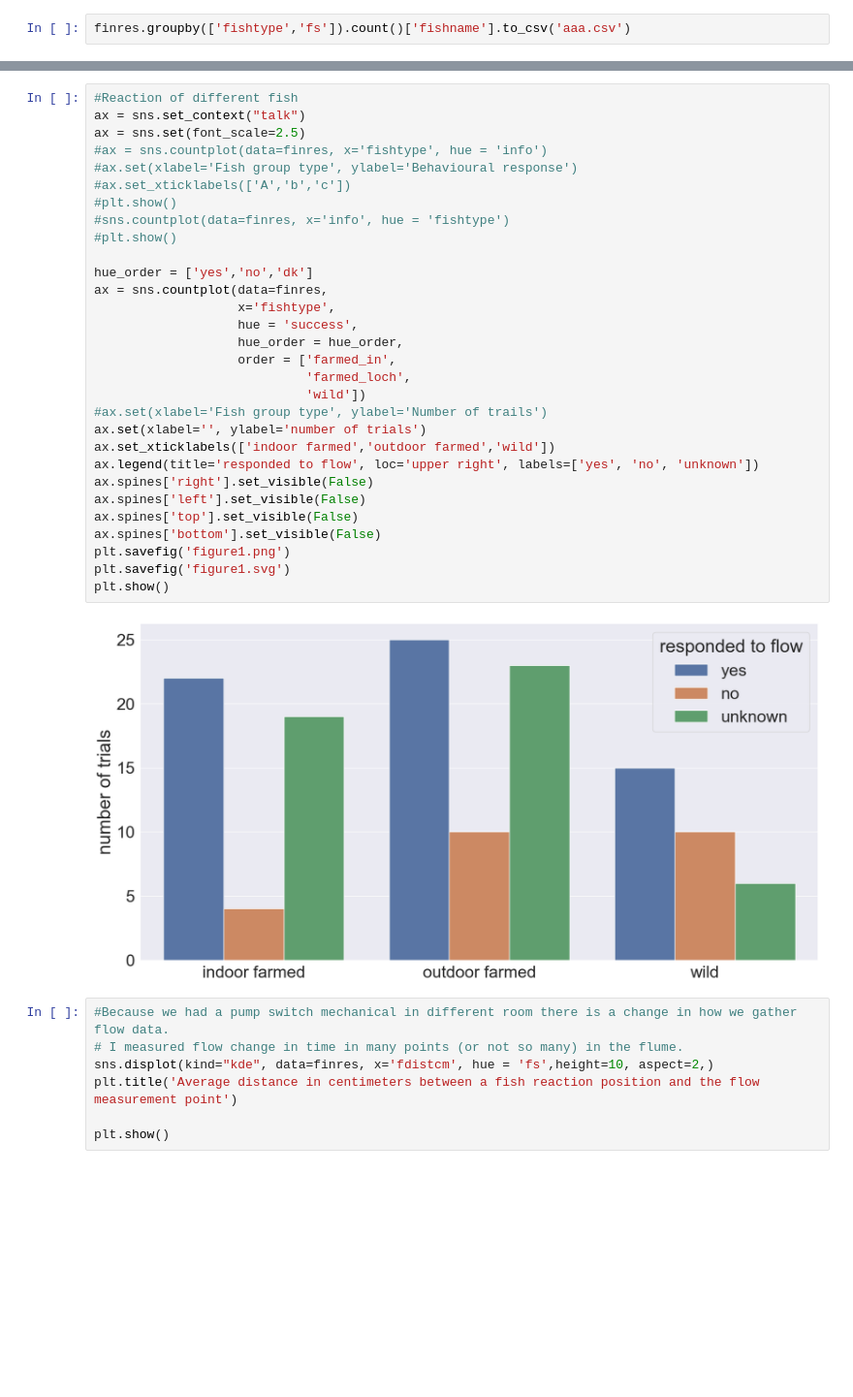
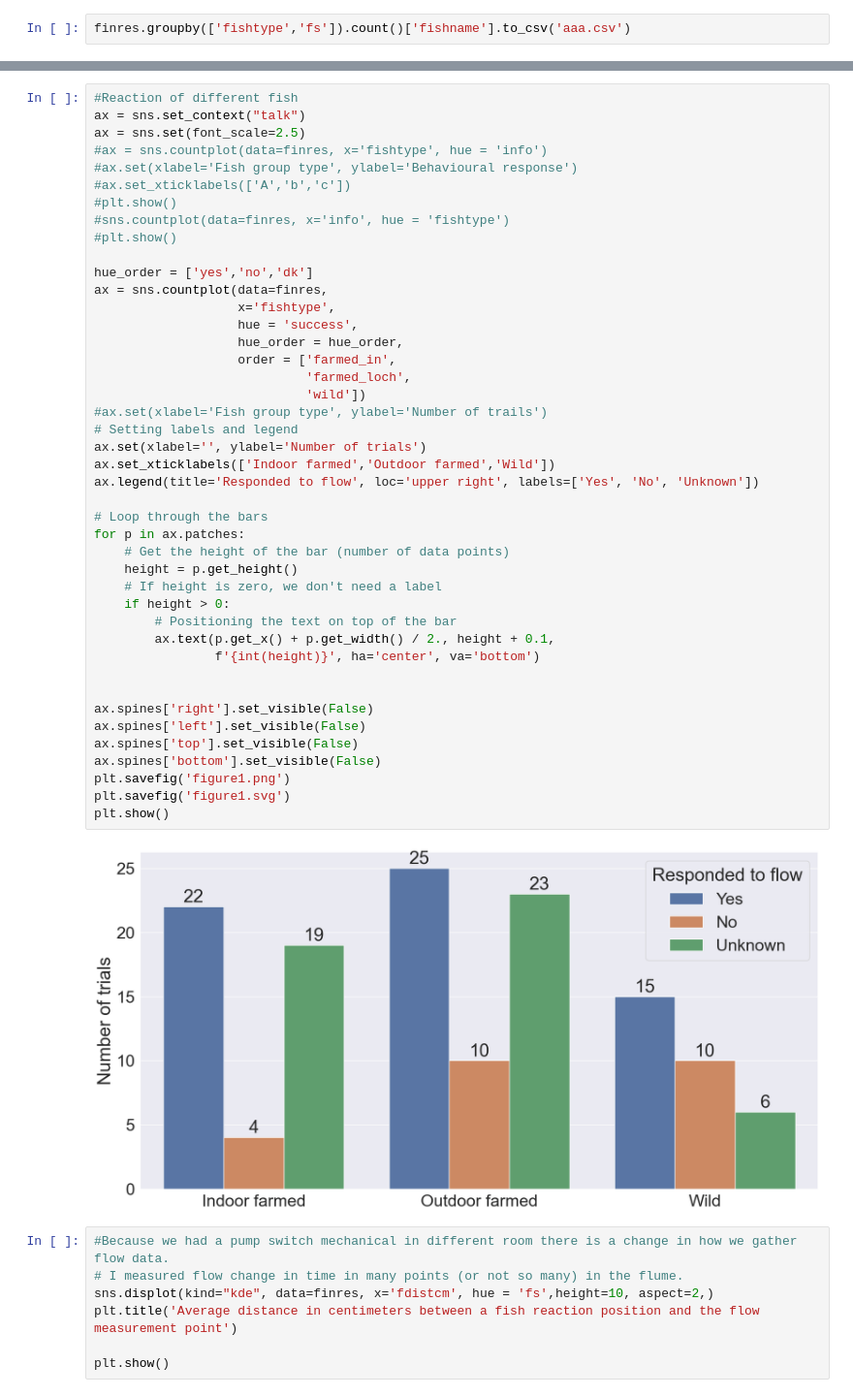
Before and after one commit to mixmixmix/salmon_flow_cues, a Jupyter notebook: flow_fin.ipynb, the cells around one changed output, grey strips where cells are left out. Shown at 97% size. Saved outputs shown, nothing was run; the diff lists cells and outputs as text; blank space fills up the shorter version.

```diff
--- a/flow_fin.ipynb
+++ b/flow_fin.ipynb
@@ -196,35 +200,48 @@ plt.show()
 # %%
 #Reaction of different fish
 ax = sns.set_context("talk")
 ax = sns.set(font_scale=2.5)
 #ax = sns.countplot(data=finres, x='fishtype', hue = 'info')
 #ax.set(xlabel='Fish group type', ylabel='Behavioural response')
 #ax.set_xticklabels(['A','b','c'])
 #plt.show()
 #sns.countplot(data=finres, x='info', hue = 'fishtype')
 #plt.show()
 
 hue_order = ['yes','no','dk']
 ax = sns.countplot(data=finres,
                    x='fishtype',
                    hue = 'success',
                    hue_order = hue_order,
                    order = ['farmed_in',
                             'farmed_loch',
                             'wild'])
 #ax.set(xlabel='Fish group type', ylabel='Number of trails')
-ax.set(xlabel='', ylabel='number of trials')
-ax.set_xticklabels(['indoor farmed','outdoor farmed','wild'])
-ax.legend(title='responded to flow', loc='upper right', labels=['yes', 'no', 'unknown'])
+# Setting labels and legend
+ax.set(xlabel='', ylabel='Number of trials')
+ax.set_xticklabels(['Indoor farmed','Outdoor farmed','Wild'])
+ax.legend(title='Responded to flow', loc='upper right', labels=['Yes', 'No', 'Unknown'])
+
+# Loop through the bars
+for p in ax.patches:
+    # Get the height of the bar (number of data points)
+    height = p.get_height()
+    # If height is zero, we don't need a label
+    if height > 0:
+        # Positioning the text on top of the bar
+        ax.text(p.get_x() + p.get_width() / 2., height + 0.1,
+                f'{int(height)}', ha='center', va='bottom')
+
+
 ax.spines['right'].set_visible(False)
 ax.spines['left'].set_visible(False)
 ax.spines['top'].set_visible(False)
 ax.spines['bottom'].set_visible(False)
 plt.savefig('figure1.png')
 plt.savefig('figure1.svg')
 plt.show()
 # %% [output]
-[figure, old version]
+[figure, new version]
 # %%
 #Because we had a pump switch mechanical in different room there is a change in how we gather flow data.
 # I measured flow change in time in many points (or not so many) in the flume.
```
Also changed, not shown: parts of 14 cells of this notebook, 1 other file.
